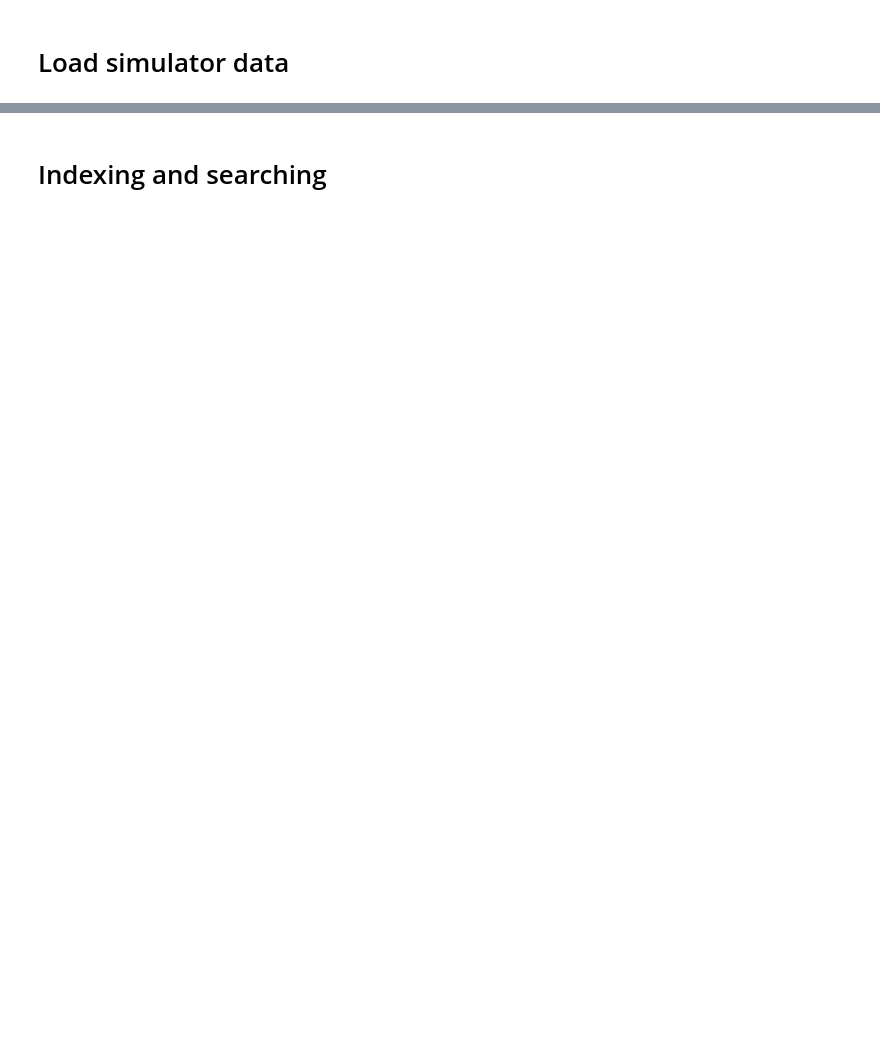
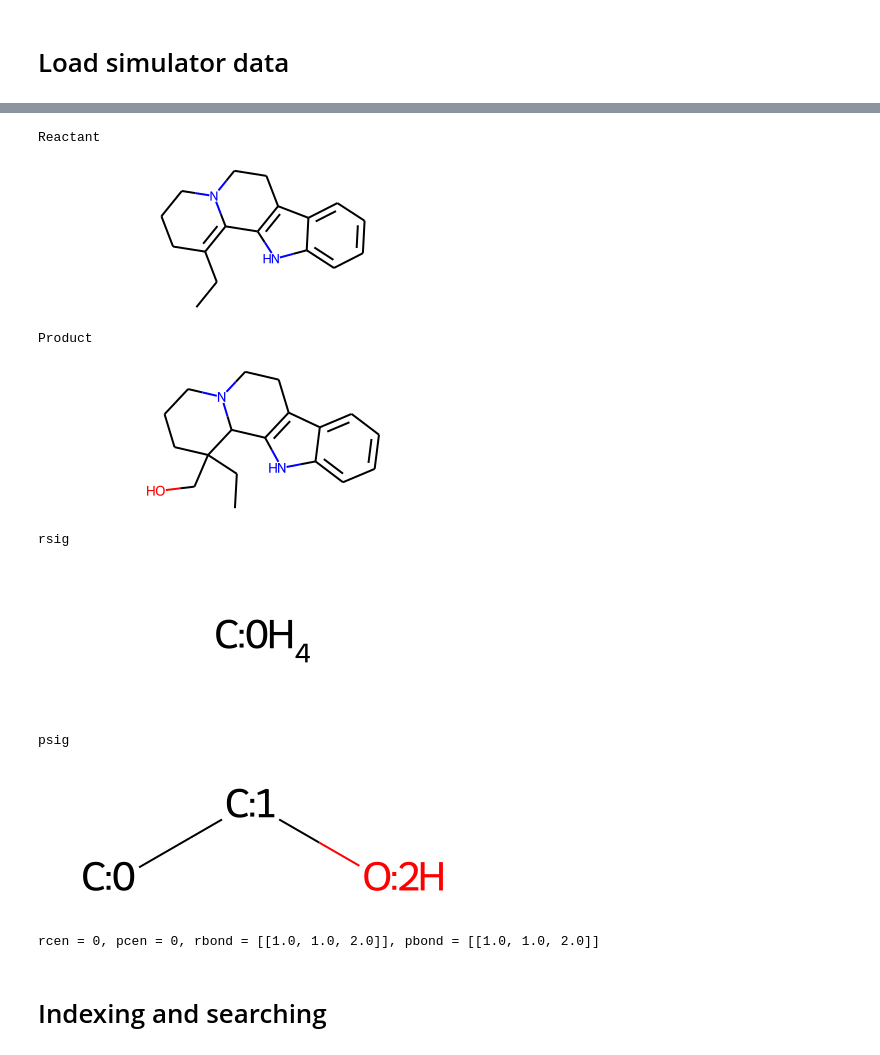
Before and after one commit to MrScabbyCreature/ReactionRL, a Jupyter notebook: uspto - simulator.ipynb, the cells around one changed output, grey strips where cells are left out. Cells and saved outputs as stored; diff of their text form; code cells hidden in the pictures; blank space fills up the shorter version.

```diff
--- a/uspto - simulator.ipynb
+++ b/uspto - simulator.ipynb
@@ -27,3 +66,27 @@ dataset
+# %%
+temp_df = dataset[dataset["rbond"]=="[[1.0, 1.0, 2.0]]"]
+
+r, p, rsig, psig, rcen, pcen, rbond, pbond, cluster_id = temp_df.iloc[i]
+print("Reactant")
+display(Chem.MolFromSmiles(r))
+print("Product")
+display(Chem.MolFromSmiles(p))
+print("rsig")
+display(Chem.MolFromSmiles(rsig))
+print("psig")
+display(Chem.MolFromSmiles(psig))
+print(f"rcen = {rcen}, pcen = {pcen}, rbond = {rbond}, pbond = {pbond}")
+i+=1
+# %% [output]
+Reactant
+[figure, added]
+Product
+[figure, added]
+rsig
+[figure, added]
+psig
+[figure, added]
+rcen = 0, pcen = 0, rbond = [[1.0, 1.0, 2.0]], pbond = [[1.0, 1.0, 2.0]]
 # %% [markdown]
 # Indexing and searching
 # %%
```
Also changed, not shown: parts of 17 cells of this notebook, 1 other file.
